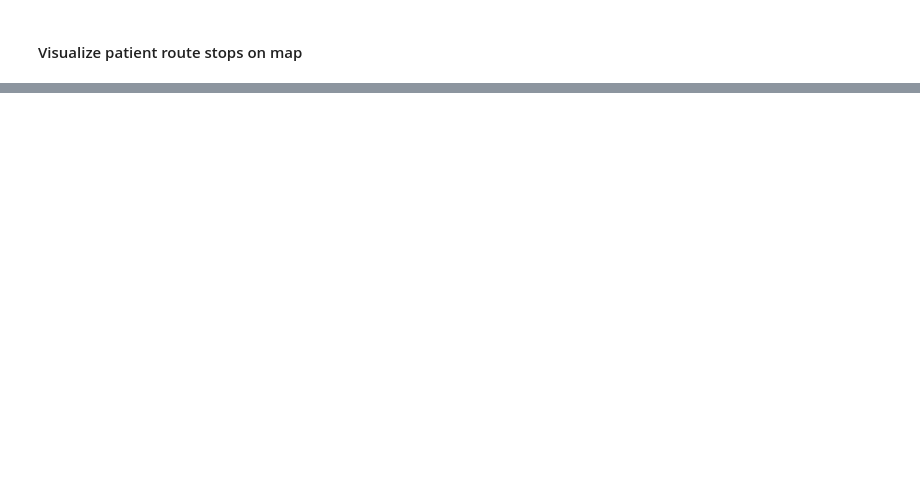
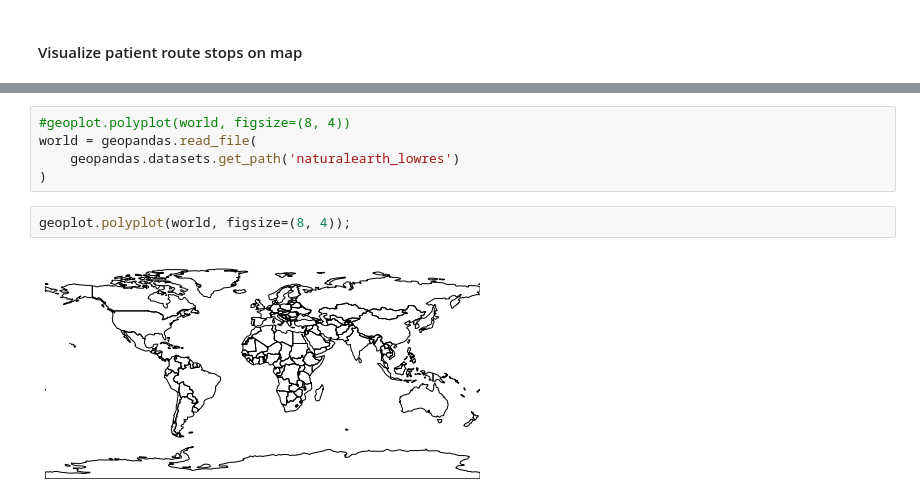
Before and after one commit to tarcisobraz/covid19-skorea, a Jupyter notebook: code/Patient Route Analysis.ipynb, the cells around one changed output, grey strips where cells are left out. Saved outputs shown, nothing was run; the diff lists cells and outputs as text; blank space fills up the shorter version.

```diff
--- a/code/Patient Route Analysis.ipynb
+++ b/code/Patient Route Analysis.ipynb
@@ -315,0 +375,9 @@ BBox
+# %%
+#geoplot.polyplot(world, figsize=(8, 4))
+world = geopandas.read_file(
+    geopandas.datasets.get_path('naturalearth_lowres')
+)
+# %%
+geoplot.polyplot(world, figsize=(8, 4));
+# %% [output]
+[figure, added]
```
Also changed, not shown: parts of 22 cells of this notebook.
